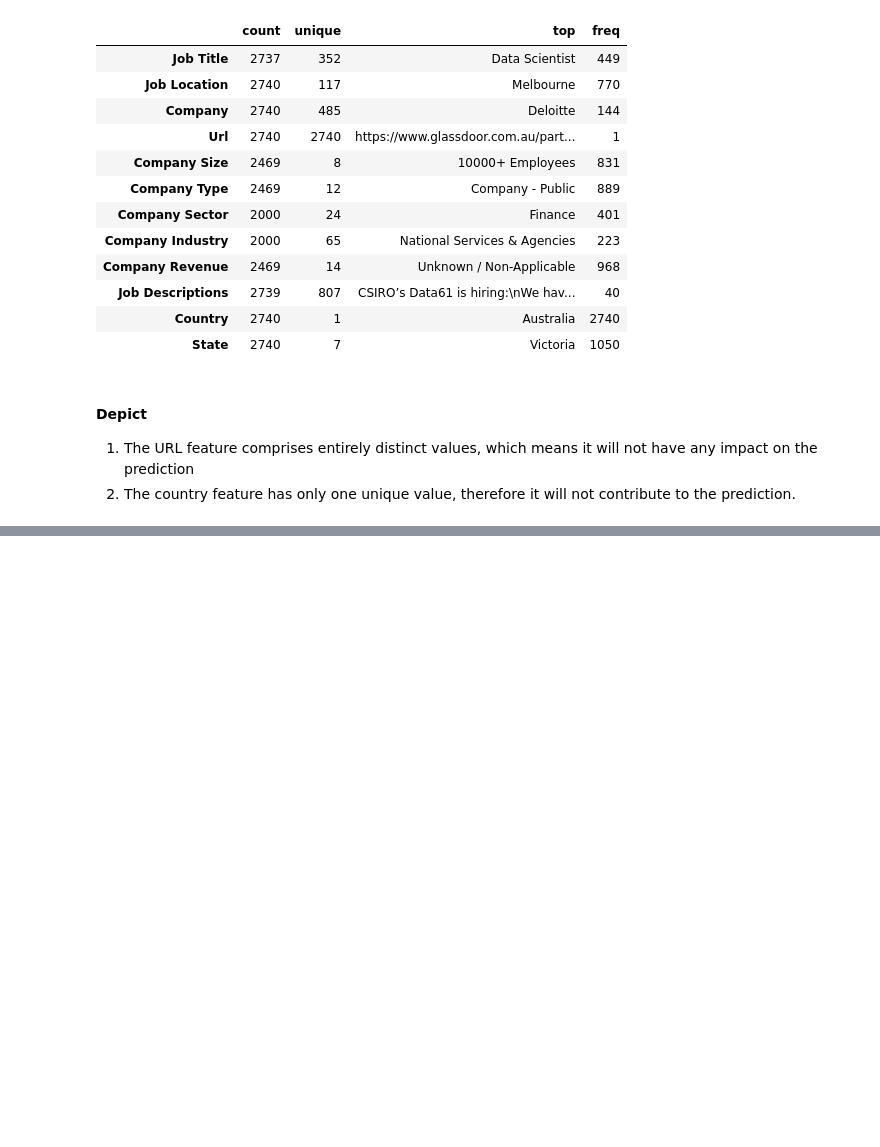
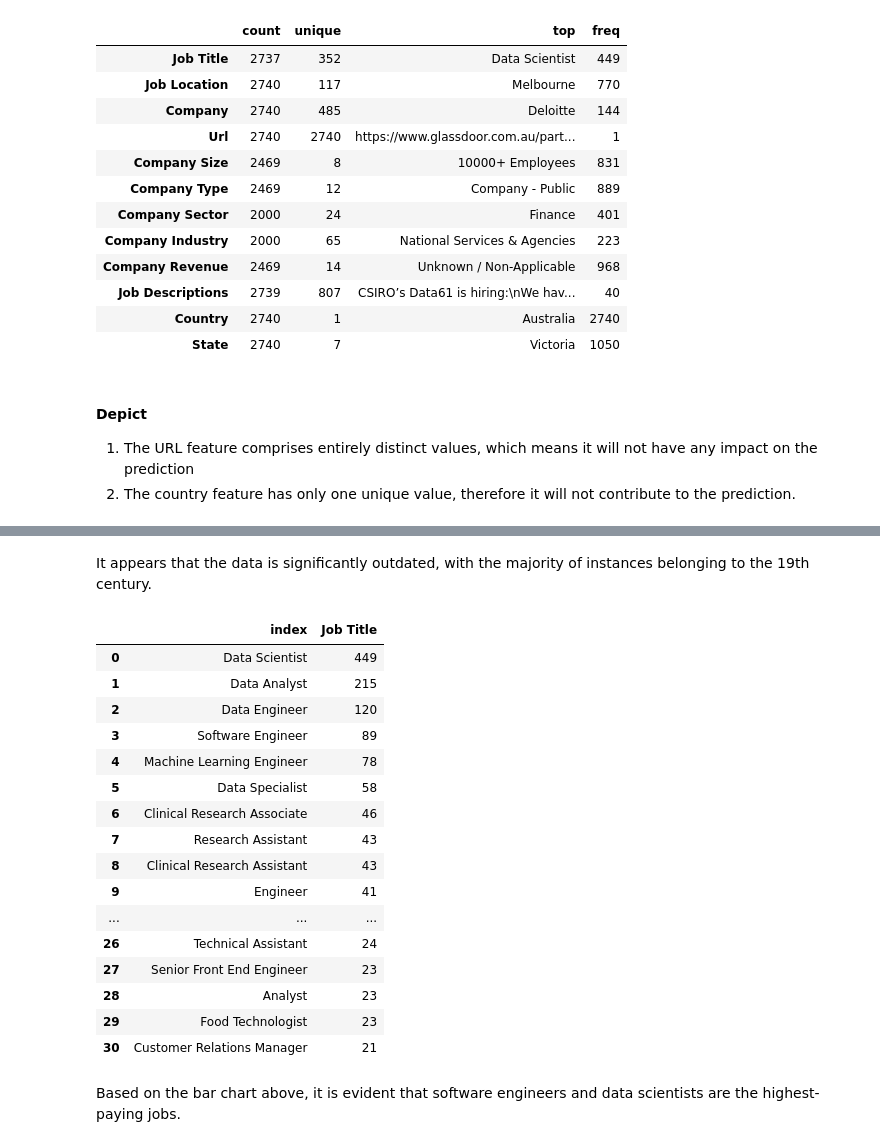
Before and after one commit to Rahul28Agarwal/Job, a Jupyter notebook: job.ipynb, the cells around one changed output, grey strips where cells are left out. Drawn from its saved outputs; the diff is of its cells as text; code cells hidden in the pictures; blank space fills up the shorter version.

```diff
--- a/job.ipynb
+++ b/job.ipynb
@@ -147,0 +262,2 @@ num_features.describe().T
+# %% [markdown]
+It appears that the data is significantly outdated, with the majority of instances belonging to the 19th century.
@@ -147,0 +281,24 @@ num_features.describe().T
+# %%
+(job
+ .loc[:,'Job Title']
+ .value_counts()
+ .reset_index()
+ .query("`Job Title`>20"))
+# %% [output]
+|  | index | Job Title |
+| 0 | Data Scientist | 449 |
+| 1 | Data Analyst | 215 |
+| 2 | Data Engineer | 120 |
+| 3 | Software Engineer | 89 |
+| 4 | Machine Learning Engineer | 78 |
+| 5 | Data Specialist | 58 |
+| 6 | Clinical Research Associate | 46 |
+| 7 | Research Assistant | 43 |
+| 8 | Clinical Research Assistant | 43 |
+| 9 | Engineer | 41 |
+| ... | ... | ... |
+| 26 | Technical Assistant | 24 |
+| 27 | Senior Front End Engineer | 23 |
+| 28 | Analyst | 23 |
+| 29 | Food Technologist | 23 |
+| 30 | Customer Relations Manager | 21 |
@@ -147,0 +347,2 @@ num_features.describe().T
+# %% [markdown]
+Based on the bar chart above, it is evident that software engineers and data scientists are the highest-paying jobs.
```
Also changed, not shown: parts of 11 cells of this notebook.
